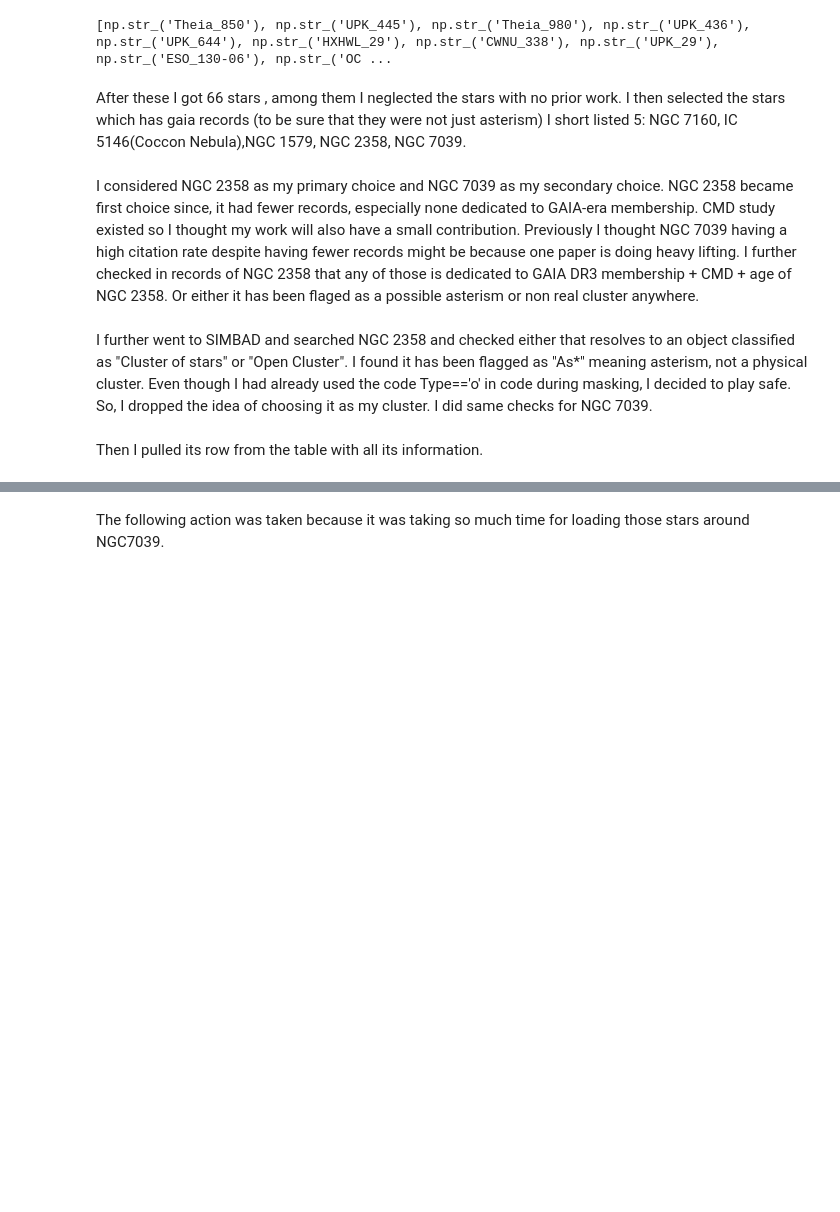
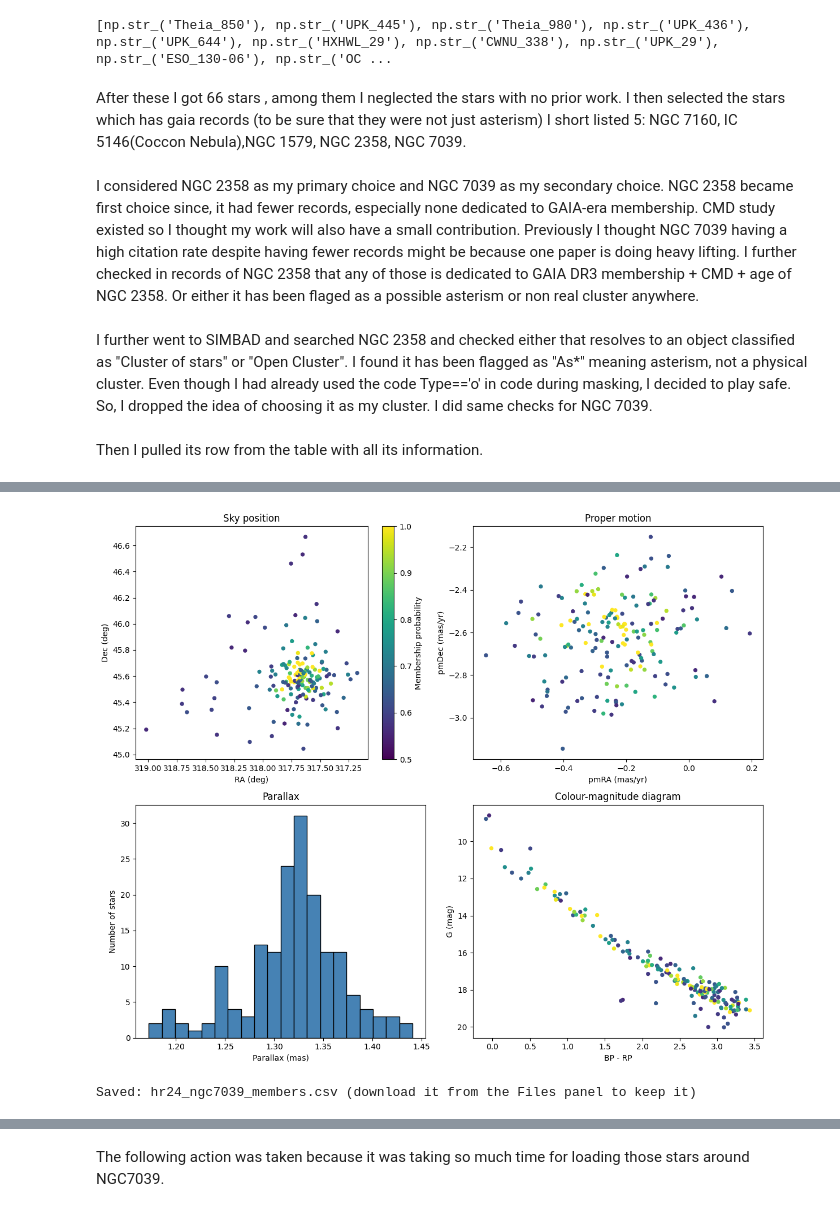
Before and after one commit to nischalbhandari1822-bit/ngc7039-open-cluster-analysis-, a Jupyter notebook: notebooks/ngc7039_analysis.ipynb, the cells around one changed output, grey strips where cells are left out. Saved outputs shown, nothing was run; the diff lists cells and outputs as text; code cells hidden in the pictures; blank space fills up the shorter version.

```diff
--- a/notebooks/ngc7039_analysis.ipynb
+++ b/notebooks/ngc7039_analysis.ipynb
@@ -178,0 +215,69 @@ Table length=1
+# %%
+import numpy as np
+import pandas as pd
+import matplotlib.pyplot as plt
+from astropy.table import Table
+
+# ---------- 1. Read the full table ----------
+t = Table.read("/content/ngc7039_members.fits")
+print("Rows in full table:", len(t))
+
+# ---------- 2. Keep only NGC 7039 (ID 4838) ----------
+names = np.char.strip(np.asarray(t["Name"]).astype(str))
+sel = (np.asarray(t["ID"]) == 4838) & (names == "NGC_7039")
+print("Rows with ID 4838 and Name NGC_7039:", sel.sum(), "(expected about 170)")
+t = t[sel]
+
+# ---------- 3. Convert to pandas (native byte order, masked values -> NaN) ----------
+def to_float(col):
+    arr = col.filled(np.nan) if hasattr(col, "filled") else col
+    return np.asarray(arr, dtype=np.float64)      # forces native byte order
+
+members = pd.DataFrame({"GaiaDR3": np.asarray(t["GaiaDR3"], dtype=np.int64)})
+for c in ["Prob", "RA_ICRS", "DE_ICRS", "pmRA", "pmDE", "Plx",
+          "Gmag", "BPmag", "RPmag", "RV"]:
+    members[c] = to_float(t[c])
+members["BP_RP"] = members["BPmag"] - members["RPmag"]
+
+# ---------- 4. Summary numbers ----------
+print("\nColumn ranges:")
+print(members[["Prob", "RA_ICRS", "DE_ICRS", "pmRA", "pmDE", "Plx", "Gmag", "BP_RP"]]
+      .describe().T[["count", "min", "50%", "max", "std"]].round(3))
+
+print("\nMedian proper motion: pmRA = %.3f, pmDE = %.3f mas/yr"
+      % (members["pmRA"].median(), members["pmDE"].median()))
+print("Median parallax: %.3f mas (distance about %.0f pc, no zero-point correction)"
+      % (members["Plx"].median(), 1000 / members["Plx"].median()))
+print("G range: %.2f to %.2f" % (members["Gmag"].min(), members["Gmag"].max()))
+print("Probability: min %.2f, median %.2f, stars with Prob < 0.7: %d"
+      % (members["Prob"].min(), members["Prob"].median(), (members["Prob"] < 0.7).sum()))
+print("Stars with Gaia RV:", members["RV"].notna().sum())
+
+# ---------- 5. Four diagnostic panels, coloured by probability ----------
+fig, ax = plt.subplots(2, 2, figsize=(12, 10))
+
+sc = ax[0, 0].scatter(members["RA_ICRS"], members["DE_ICRS"], c=members["Prob"],
+                      s=18, cmap="viridis", vmin=0.5, vmax=1)
+ax[0, 0].invert_xaxis()
+ax[0, 0].set(xlabel="RA (deg)", ylabel="Dec (deg)", title="Sky position")
+plt.colorbar(sc, ax=ax[0, 0], label="Membership probability")
+
+ax[0, 1].scatter(members["pmRA"], members["pmDE"], c=members["Prob"],
+                 s=18, cmap="viridis", vmin=0.5, vmax=1)
+ax[0, 1].set(xlabel="pmRA (mas/yr)", ylabel="pmDec (mas/yr)", title="Proper motion")
+
+ax[1, 0].hist(members["Plx"].dropna(), bins=20, color="steelblue", edgecolor="k")
+ax[1, 0].set(xlabel="Parallax (mas)", ylabel="Number of stars", title="Parallax")
+
+ax[1, 1].scatter(members["BP_RP"], members["Gmag"], c=members["Prob"],
+                 s=18, cmap="viridis", vmin=0.5, vmax=1)
+ax[1, 1].invert_yaxis()
+ax[1, 1].set(xlabel="BP - RP", ylabel="G (mag)", title="Colour-magnitude diagram")
+
+plt.tight_layout()
+plt.show()
+
+# ---------- 6. Save for Step 4 ----------
+members.to_csv("hr24_ngc7039_members.csv", index=False)
+print("\nSaved: hr24_ngc7039_members.csv (download it from the Files panel to keep it)")
+# %% [output]
@@ -178,0 +303,2 @@ Table length=1
+[figure, added]
+Saved: hr24_ngc7039_members.csv (download it from the Files panel to keep it)
```
Also changed, not shown: parts of 64 cells of this notebook.
